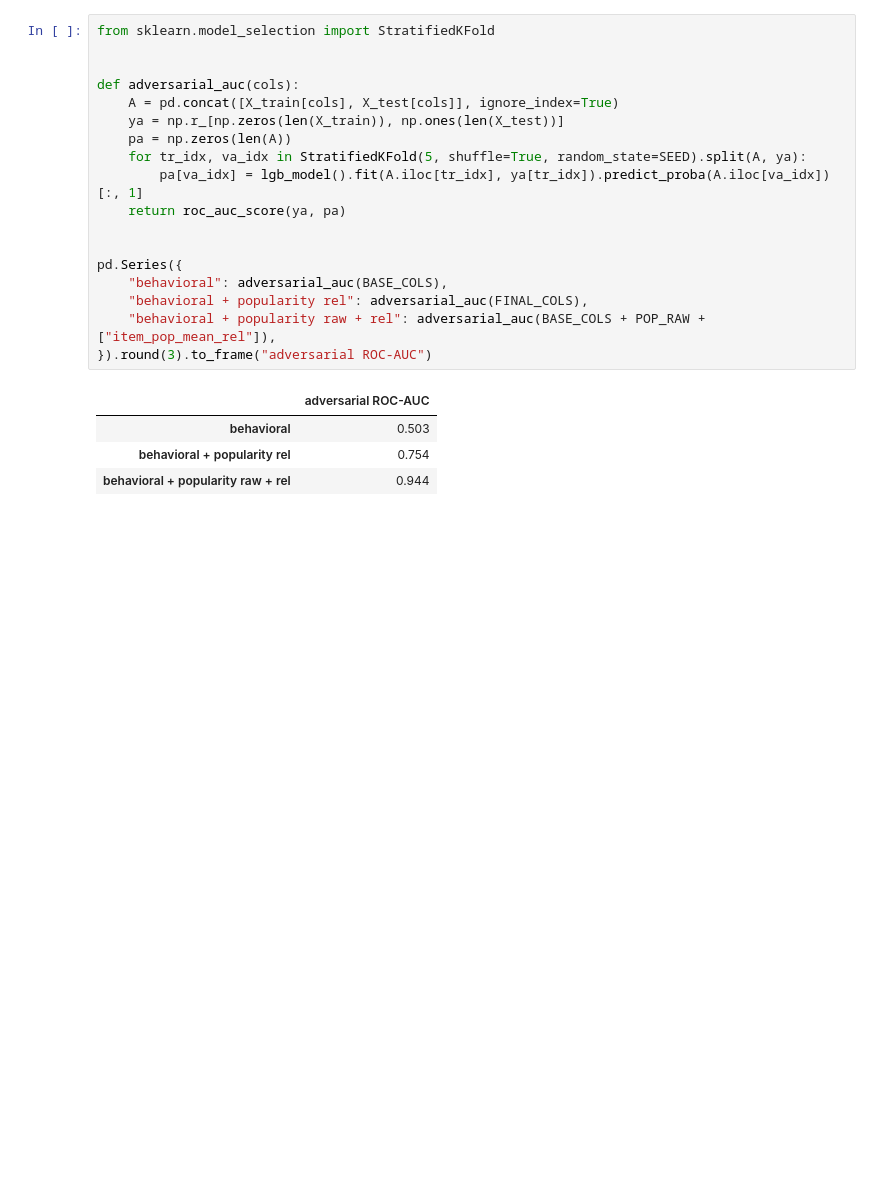
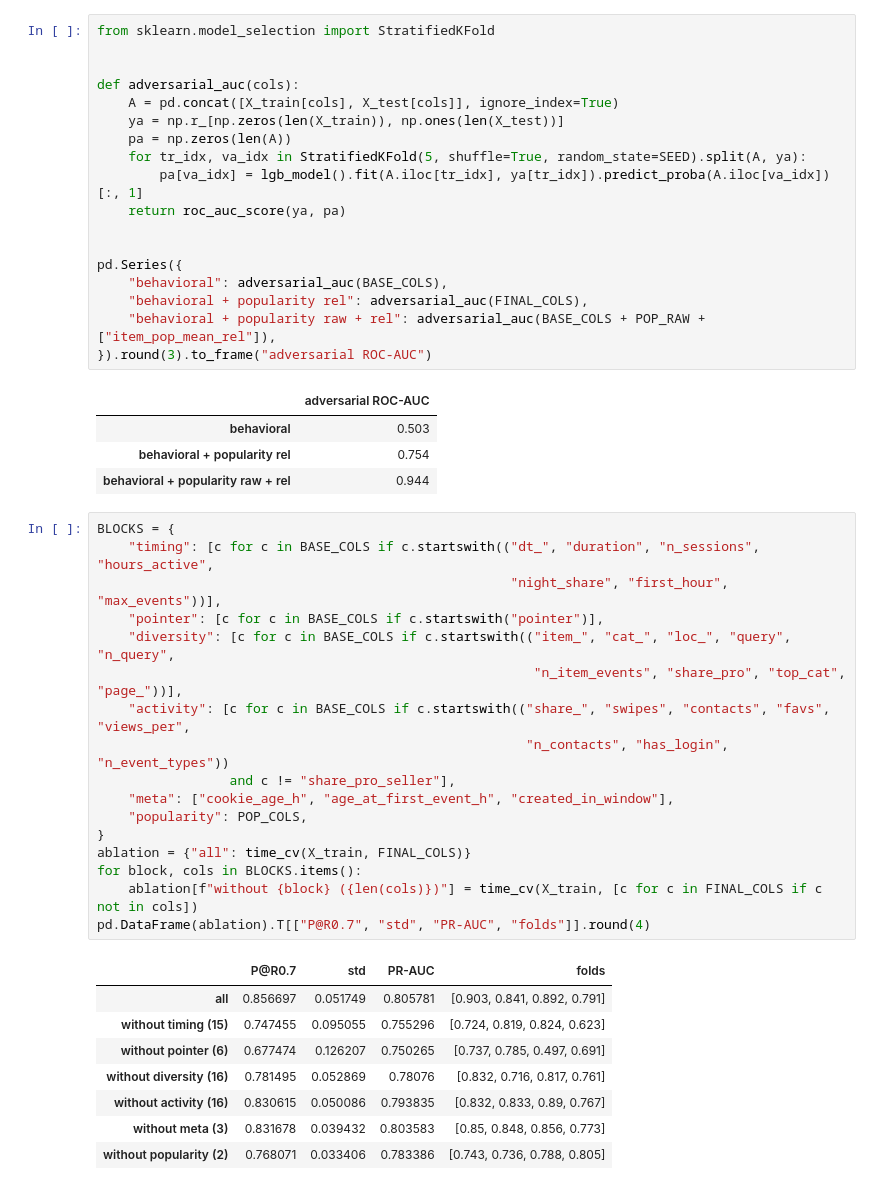
Before and after one commit to luckykhan01/avito-bot-detection, a Jupyter notebook: solution.ipynb, the cells around one changed output. Saved outputs shown, nothing was run; the diff lists cells and outputs as text; blank space fills up the shorter version.

```diff
--- a/solution.ipynb
+++ b/solution.ipynb
@@ -211,3 +211,29 @@ pd.Series({
 | behavioral | 0.503 |
 | behavioral + popularity rel | 0.754 |
 | behavioral + popularity raw + rel | 0.944 |
+# %%
+BLOCKS = {
+    "timing": [c for c in BASE_COLS if c.startswith(("dt_", "duration", "n_sessions", "hours_active",
+                                                     "night_share", "first_hour", "max_events"))],
+    "pointer": [c for c in BASE_COLS if c.startswith("pointer")],
+    "diversity": [c for c in BASE_COLS if c.startswith(("item_", "cat_", "loc_", "query", "n_query",
+                                                        "n_item_events", "share_pro", "top_cat", "page_"))],
+    "activity": [c for c in BASE_COLS if c.startswith(("share_", "swipes", "contacts", "favs", "views_per",
+                                                       "n_contacts", "has_login", "n_event_types"))
+                 and c != "share_pro_seller"],
+    "meta": ["cookie_age_h", "age_at_first_event_h", "created_in_window"],
+    "popularity": POP_COLS,
+}
+ablation = {"all": time_cv(X_train, FINAL_COLS)}
+for block, cols in BLOCKS.items():
+    ablation[f"without {block} ({len(cols)})"] = time_cv(X_train, [c for c in FINAL_COLS if c not in cols])
+pd.DataFrame(ablation).T[["P@R0.7", "std", "PR-AUC", "folds"]].round(4)
+# %% [output]
+|  | P@R0.7 | std | PR-AUC | folds |
+| all | 0.856697 | 0.051749 | 0.805781 | [0.903, 0.841, 0.892, 0.791] |
+| without timing (15) | 0.747455 | 0.095055 | 0.755296 | [0.724, 0.819, 0.824, 0.623] |
+| without pointer (6) | 0.677474 | 0.126207 | 0.750265 | [0.737, 0.785, 0.497, 0.691] |
+| without diversity (16) | 0.781495 | 0.052869 | 0.78076 | [0.832, 0.716, 0.817, 0.761] |
+| without activity (16) | 0.830615 | 0.050086 | 0.793835 | [0.832, 0.833, 0.89, 0.767] |
+| without meta (3) | 0.831678 | 0.039432 | 0.803583 | [0.85, 0.848, 0.856, 0.773] |
+| without popularity (2) | 0.768071 | 0.033406 | 0.783386 | [0.743, 0.736, 0.788, 0.805] |
```
Also changed, not shown: parts of 3 cells of this notebook, 1 other file.
